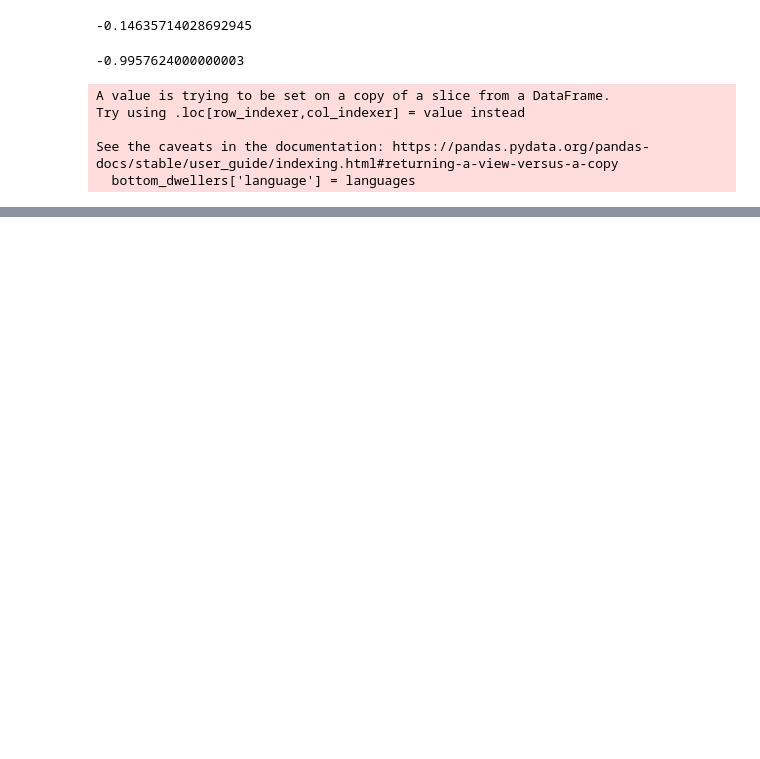
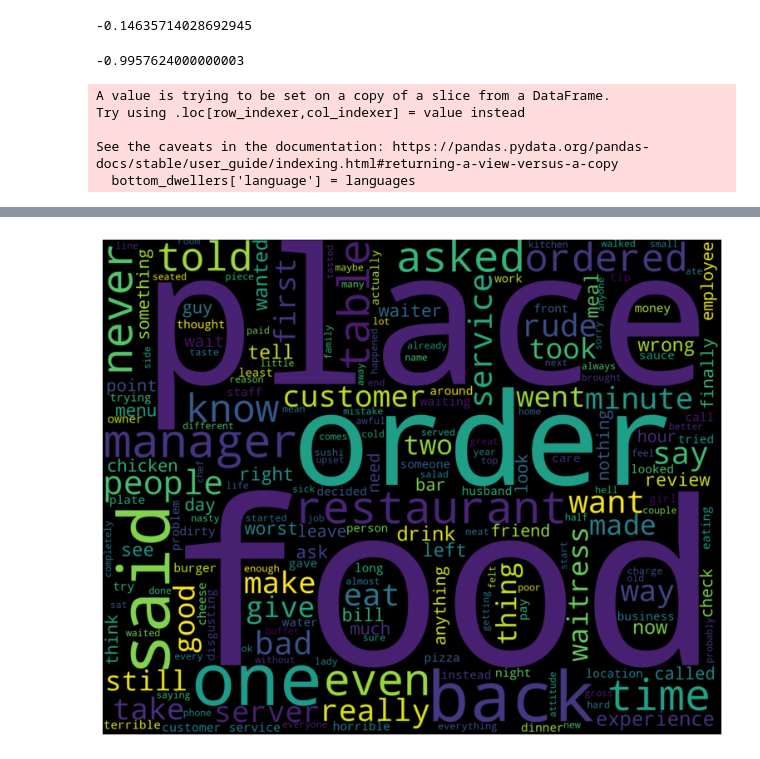
Before and after one commit to TLAbles/Welp, a Jupyter notebook: Welp. A Look at One Star Yelp Reviews.ipynb, the cells around one changed output, grey strips where cells are left out. Drawn from its saved outputs; the diff is of its cells as text; code cells hidden in the pictures; blank space fills up the shorter version.

```diff
--- a/Welp. A Look at One Star Yelp Reviews.ipynb
+++ b/Welp. A Look at One Star Yelp Reviews.ipynb
@@ -361,0 +364,13 @@ plt.show()
+# %%
+STOPWORDS.update(["will", "let", "well", "u","us", "another", "go", "got", "came", "come", "put", "going" ]) #stopwords updated
+# %%
+# make wordcloud of 1 star reviews with stop words removed
+another_turd_cloud = WordCloud(stopwords=STOPWORDS, width =2500, height= 2000, max_words=200, random_state=42).generate(turd_soup)
+
+# show wordcloud
+plt.figure(figsize= (12, 10), dpi=80)
+plt.imshow(another_turd_cloud, interpolation='bilinear')
+plt.axis("off")
+plt.show()
+# %% [output]
+[figure, added]
```
Also changed, not shown: parts of 14 cells of this notebook.
